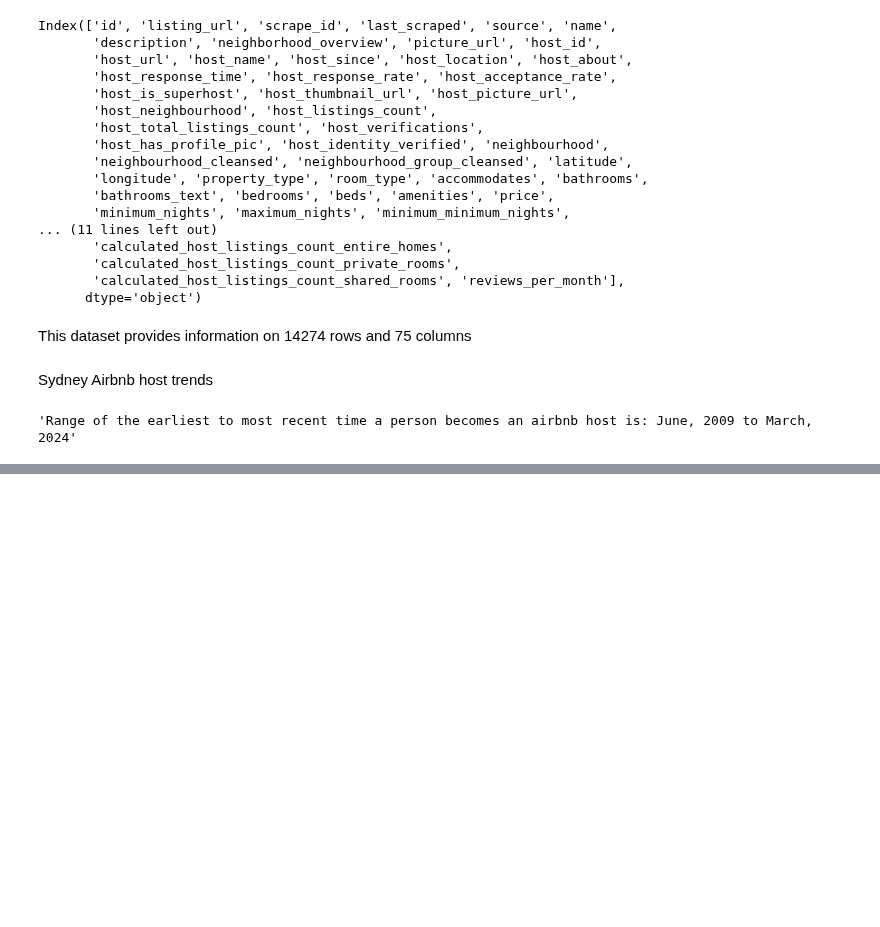
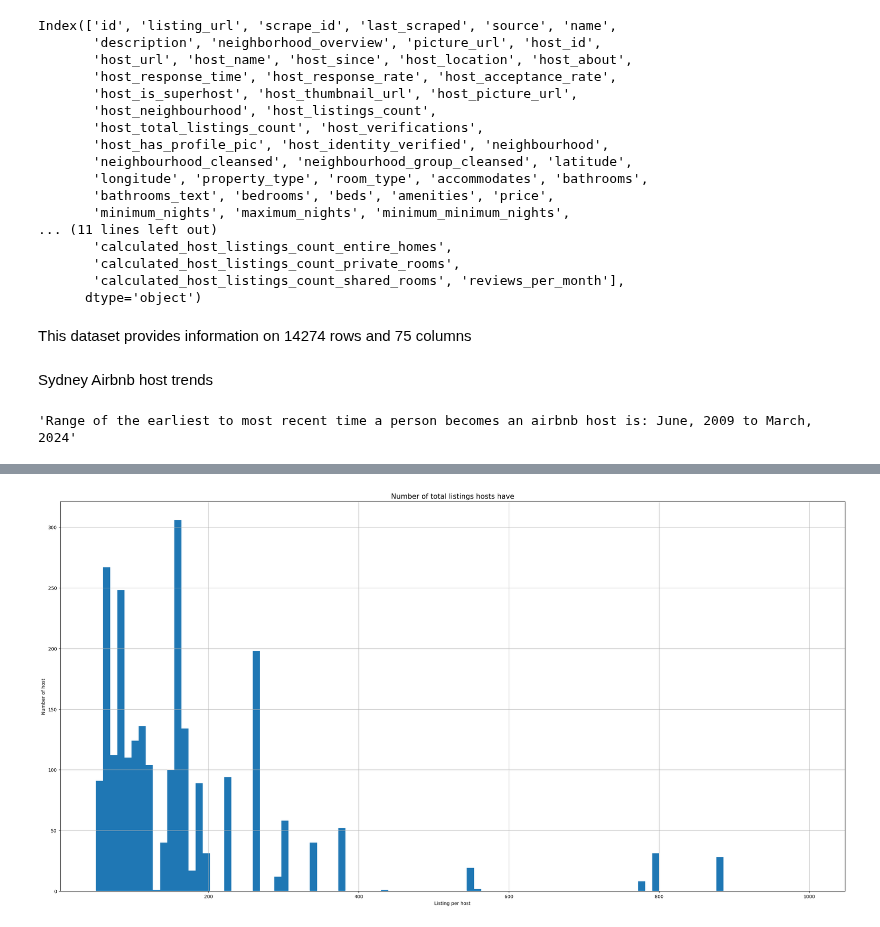
Before and after one commit to karenstevani/data_project, a Jupyter notebook: finaldataproj.ipynb, the cells around one changed output, grey strips where cells are left out. Cells and saved outputs as stored; diff of their text form; code cells hidden in the pictures; blank space fills up the shorter version.

```diff
--- a/finaldataproj.ipynb
+++ b/finaldataproj.ipynb
@@ -106,0 +142,13 @@ host_location[host_location > 50].plot(kind="bar")
+# %%
+number_of_bins = 100
+lower_bound = 50
+upper_bound = 1000
+
+plt.hist(listing_data.host_total_listings_count, bins=number_of_bins, range=(lower_bound, upper_bound))
+plt.title("Number of total listings hosts have", fontsize=15)
+plt.xlabel("Listing per host", fontsize=10)
+plt.ylabel("Number of host", fontsize=10)
+plt.grid(True)
+plt.show()
+# %% [output]
+[figure, added]
```
Also changed, not shown: parts of 14 cells of this notebook, 1 other file.
